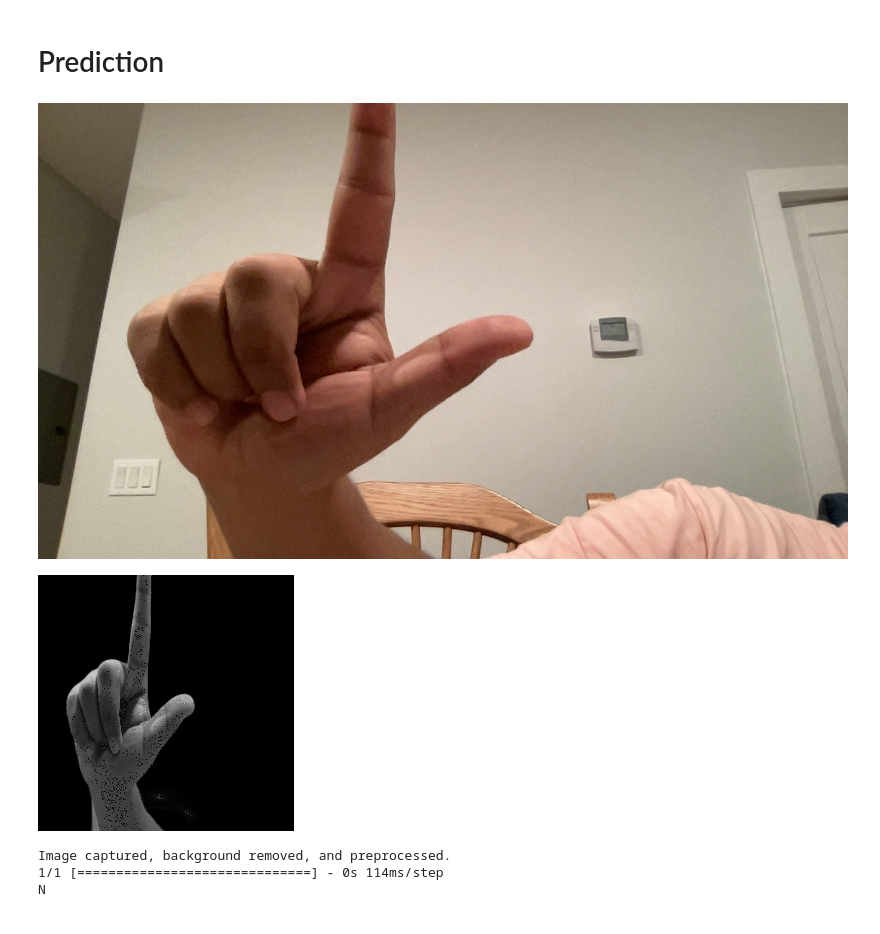
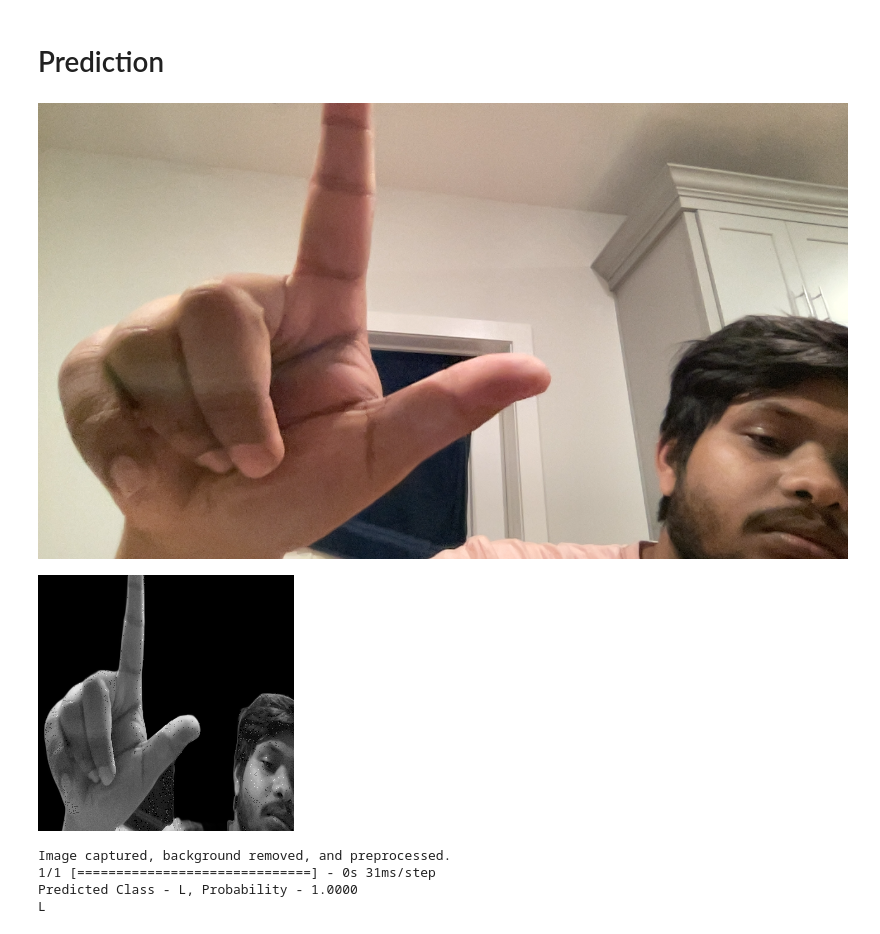
Before and after one commit to AdityaPatel1068/American-Sign-Language-Classification-System, a Jupyter notebook: ASL_4_Model.ipynb, the cells around one changed output. Cells and saved outputs as stored; diff of their text form; code cells hidden in the pictures.

```diff
--- a/ASL_4_Model.ipynb
+++ b/ASL_4_Model.ipynb
@@ -80,7 +80,7 @@ cnn_model = build_cnn_model(num_classes=len(train_generator.class_indices))
 compile_model(cnn_model)
 
 # Train the model
-train_model(cnn_model, train_generator, epochs=10)
+train_model(cnn_model, train_generator, epochs=1)
 
 # Specify the path to the test images
 test_dataset_folder_path = '/Users/aditya/Desktop/Class/DS675Machine Learning/Project/DATASET/SPLIT/test'
@@ -167,42 +209,49 @@ def text_to_speech(text):
 # %%
 # Capture an image, remove the background, and preprocess it
 input_image, preprocessed_image = capture_and_preprocess()
 
 # Check if the preprocessed image was successfully captured
 if preprocessed_image is not None:
     # Display the input image
     display(IPImage(data=cv2.imencode('.png', input_image)[1].tobytes(), format='png'))
 
     # Display the preprocessed image
     display(IPImage(data=cv2.imencode('.png', preprocessed_image)[1].tobytes(), format='png'))
 
     print("Image captured, background removed, and preprocessed.")
 else:
     print("Image capture failed.")
 
-input_array = np.array(preprocessed_image)
 
-# Expand dimensions to match the input shape expected by the model
-input_array = np.expand_dims(input_array, axis=0)
+# Assuming 'preprocessed_image' is your preprocessed image
+input_array = np.expand_dims(preprocessed_image, axis=0)
 
-# Make the prediction
+# Make predictions on the input image
 predictions = cnn_model.predict(input_array)
+
+# Get the class labels
+class_labels = list(train_generator.class_indices.keys())
+
+# Find the class label with the highest probability
 predicted_class_index = np.argmax(predictions)
+predicted_class_label = class_labels[predicted_class_index]
+predicted_probability = predictions[0, predicted_class_index]
 
-# Map the index to the corresponding class label
-class_labels = ['A', 'B', 'C', 'D','E', 'G', 'I', 'L','N', 'R','T','U','V' 'W', 'X','Y', 'Z']
-predicted_class_label = class_labels[predicted_class_index]
+# Print the predicted class label and its probability
+print(f"Predicted Class - {predicted_class_label}, Probability - {predicted_probability:.4f}")
+
 
 print(predicted_class_label)
 
 text_input = predicted_class_label
 audio_output = text_to_speech(text_input)
 
 audio_output
 # %% [output]
-[figure, old version]
+[figure, new version]
-[figure, old version]
+[figure, new version]
 Image captured, background removed, and preprocessed.
-1/1 [==============================] - 0s 114ms/step
-N
+1/1 [==============================] - 0s 31ms/step
+Predicted Class - L, Probability - 1.0000
+L
 [interactive output not drawn]
```
Also changed, not shown: parts of 4 cells of this notebook, 1 other file.
